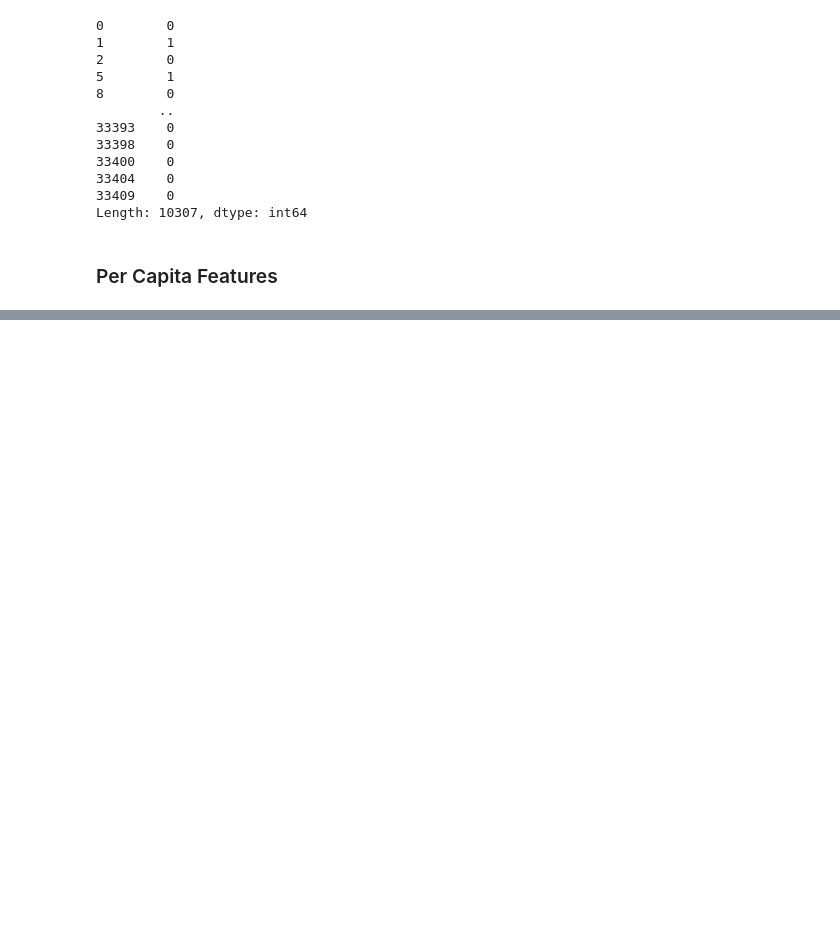
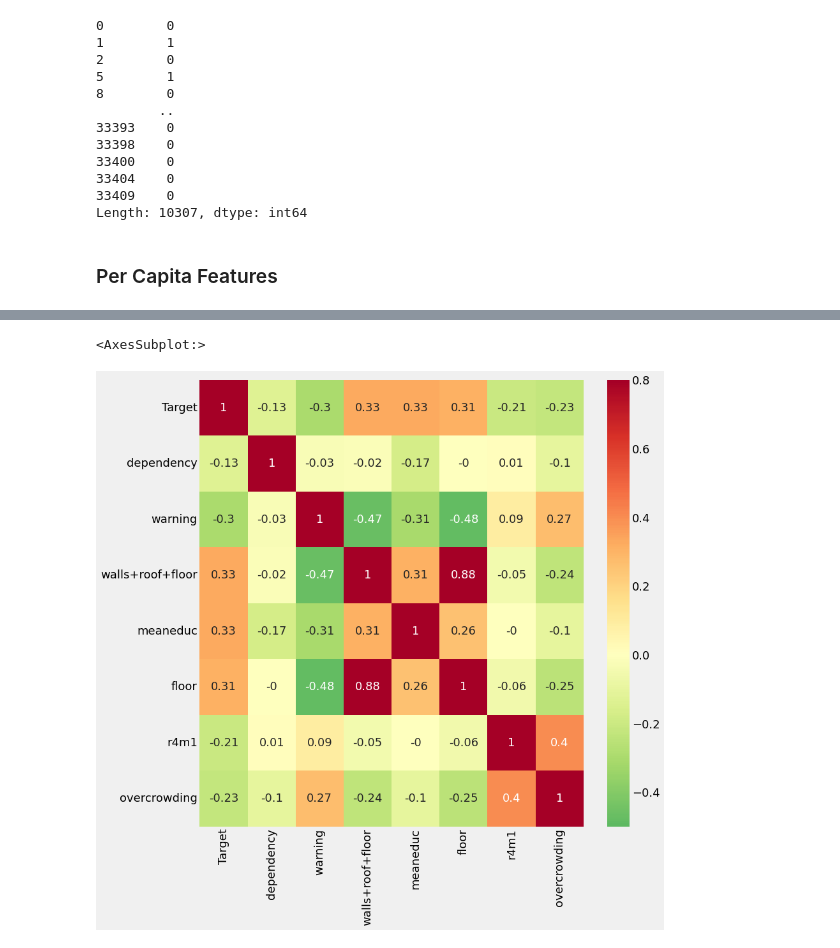
Before and after one commit to brandnewmin/kagglestudy, a Jupyter notebook: costa-rican-household-poverty-level-prediction-2.ipynb, the cells around one changed output, grey strips where cells are left out. Cells and saved outputs as stored; diff of their text form; code cells hidden in the pictures; blank space fills up the shorter version.

```diff
--- a/costa-rican-household-poverty-level-prediction-2.ipynb
+++ b/costa-rican-household-poverty-level-prediction-2.ipynb
@@ -767,0 +984,13 @@ Length: 10307, dtype: int64
+# %%
+variables = ['Target','dependency','warning','walls+roof+floor','meaneduc','floor',
+             'r4m1','overcrowding']
+
+corr_mat = train_heads[variables].corr().round(2)
+
+plt.rcParams['font.size'] = 18
+plt.figure(figsize = (12,12))
+sns.heatmap(corr_mat, vmin =-0.5, vmax = 0.8, center = 0,
+           cmap = plt.cm.RdYlGn_r, annot = True)
+# %% [output]
+<AxesSubplot:>
+[figure, added]
```
Also changed, not shown: parts of 27 cells of this notebook.
